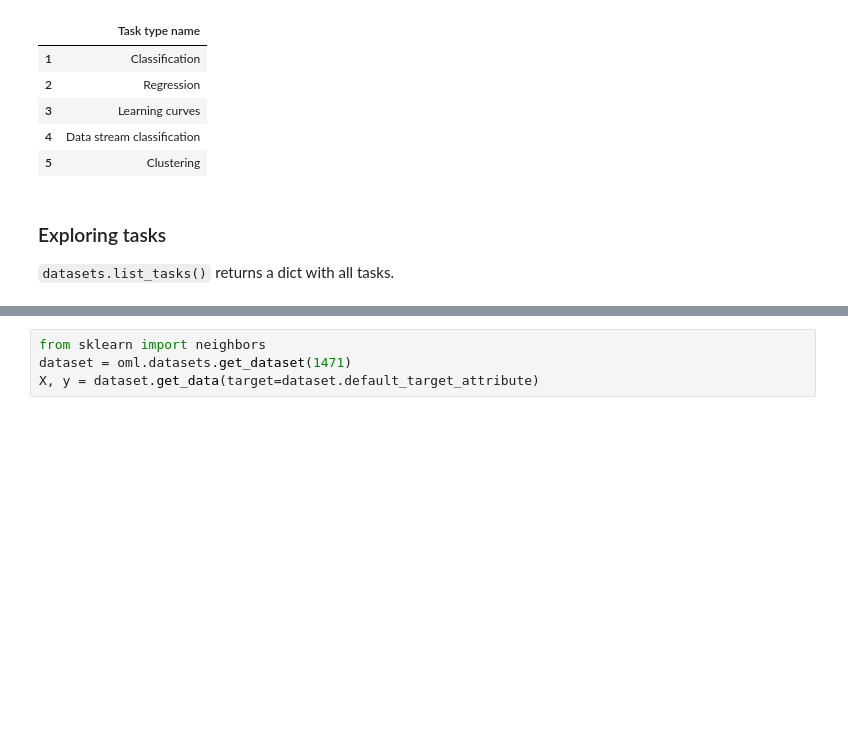
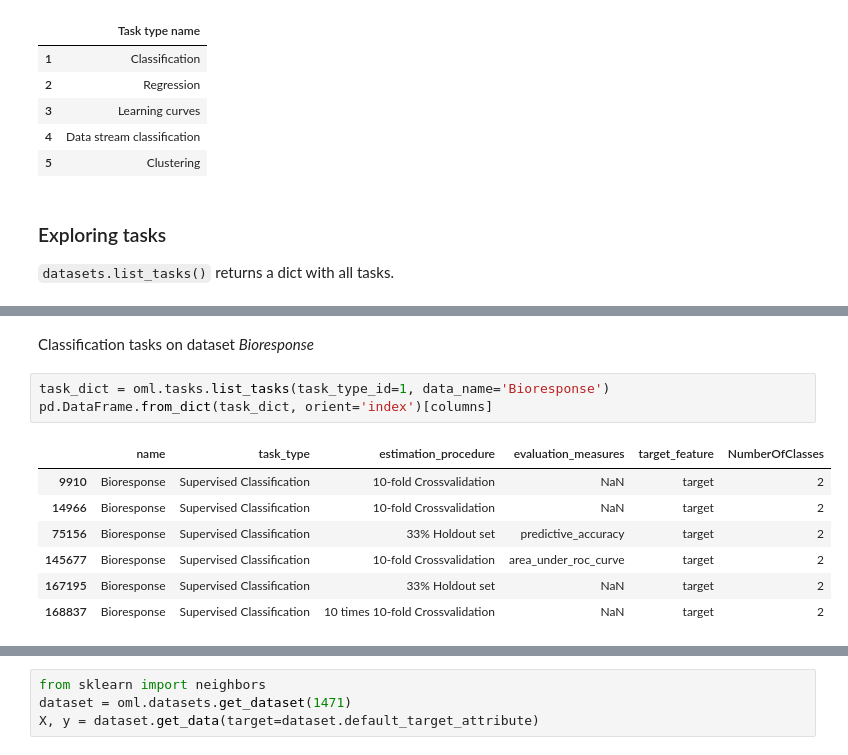
Before and after one commit to openml/openml-tutorial, a Jupyter notebook: notebooks/OpenML Python API.ipynb, the cells around one changed output, grey strips where cells are left out. Cells and saved outputs as stored; diff of their text form; blank space fills up the shorter version.

```diff
--- a/notebooks/OpenML Python API.ipynb
+++ b/notebooks/OpenML Python API.ipynb
@@ -506,0 +492,13 @@ Exercise: Train a scikit-learn model (e.g. `KNeighborsClassifier`) on the data m
+# %% [markdown]
+Classification tasks on dataset _Bioresponse_
+# %%
+task_dict = oml.tasks.list_tasks(task_type_id=1, data_name='Bioresponse')
+pd.DataFrame.from_dict(task_dict, orient='index')[columns]
+# %% [output]
+|  | name | task_type | estimation_procedure | evaluation_measures | target_feature | NumberOfClasses |
+| 9910 | Bioresponse | Supervised Classification | 10-fold Crossvalidation | NaN | target | 2 |
+| 14966 | Bioresponse | Supervised Classification | 10-fold Crossvalidation | NaN | target | 2 |
+| 75156 | Bioresponse | Supervised Classification | 33% Holdout set | predictive_accuracy | target | 2 |
+| 145677 | Bioresponse | Supervised Classification | 10-fold Crossvalidation | area_under_roc_curve | target | 2 |
+| 167195 | Bioresponse | Supervised Classification | 33% Holdout set | NaN | target | 2 |
+| 168837 | Bioresponse | Supervised Classification | 10 times 10-fold Crossvalidation | NaN | target | 2 |
```
Also changed, not shown: parts of 22 cells of this notebook, 22 other files.
